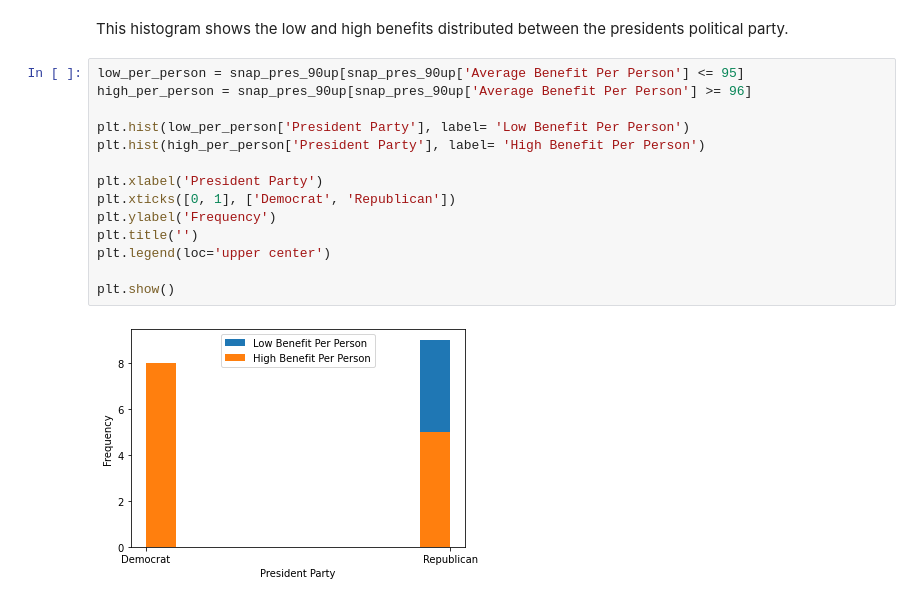
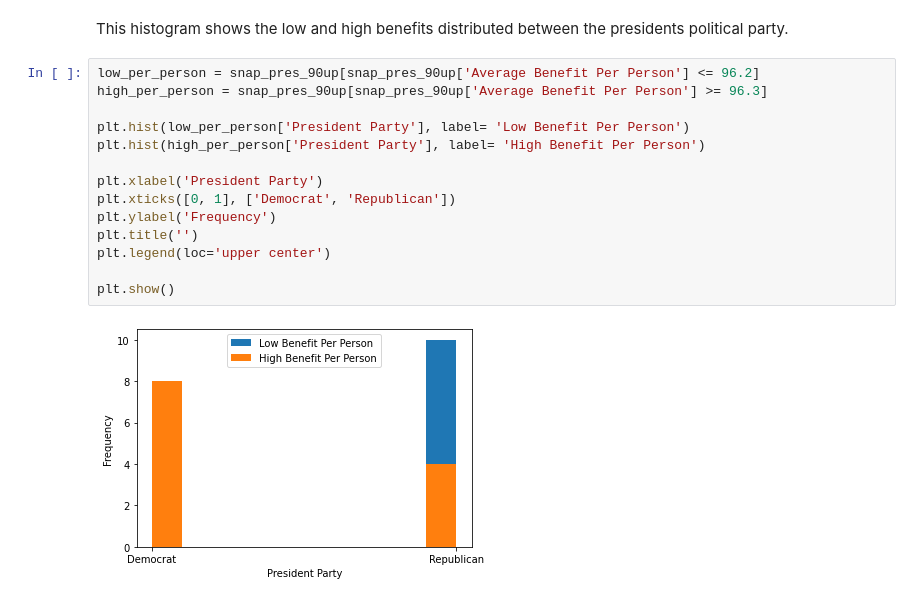
Before and after one commit to BritVandy/SNAP-benefits-by-political-party, a Jupyter notebook: Portfolio_Project_Unit1_Brittany_Vanderburg.ipynb, the cells around one changed output. Cells and saved outputs as stored; diff of their text form.

```diff
--- a/Portfolio_Project_Unit1_Brittany_Vanderburg.ipynb
+++ b/Portfolio_Project_Unit1_Brittany_Vanderburg.ipynb
@@ -314,18 +316,18 @@ dtype: float64
 # %% [markdown]
 This histogram shows the low and high benefits distributed between the presidents political party.
 # %%
-low_per_person = snap_pres_90up[snap_pres_90up['Average Benefit Per Person'] <= 95]
-high_per_person = snap_pres_90up[snap_pres_90up['Average Benefit Per Person'] >= 96]
+low_per_person = snap_pres_90up[snap_pres_90up['Average Benefit Per Person'] <= 96.2]
+high_per_person = snap_pres_90up[snap_pres_90up['Average Benefit Per Person'] >= 96.3]
 
 plt.hist(low_per_person['President Party'], label= 'Low Benefit Per Person')
 plt.hist(high_per_person['President Party'], label= 'High Benefit Per Person')
 
 plt.xlabel('President Party')
 plt.xticks([0, 1], ['Democrat', 'Republican'])
 plt.ylabel('Frequency')
 plt.title('')
 plt.legend(loc='upper center')
 
 plt.show()
 # %% [output]
-[figure, old version]
+[figure, new version]
```
Also changed, not shown: parts of 3 cells of this notebook.
